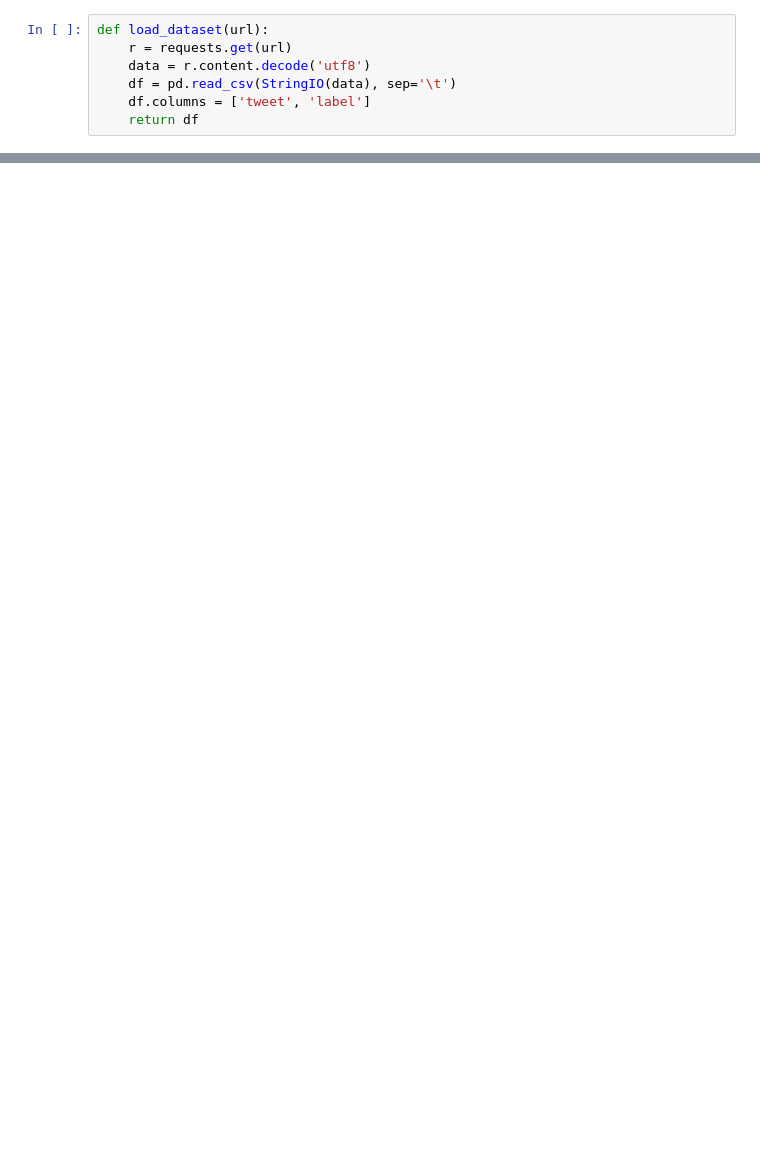
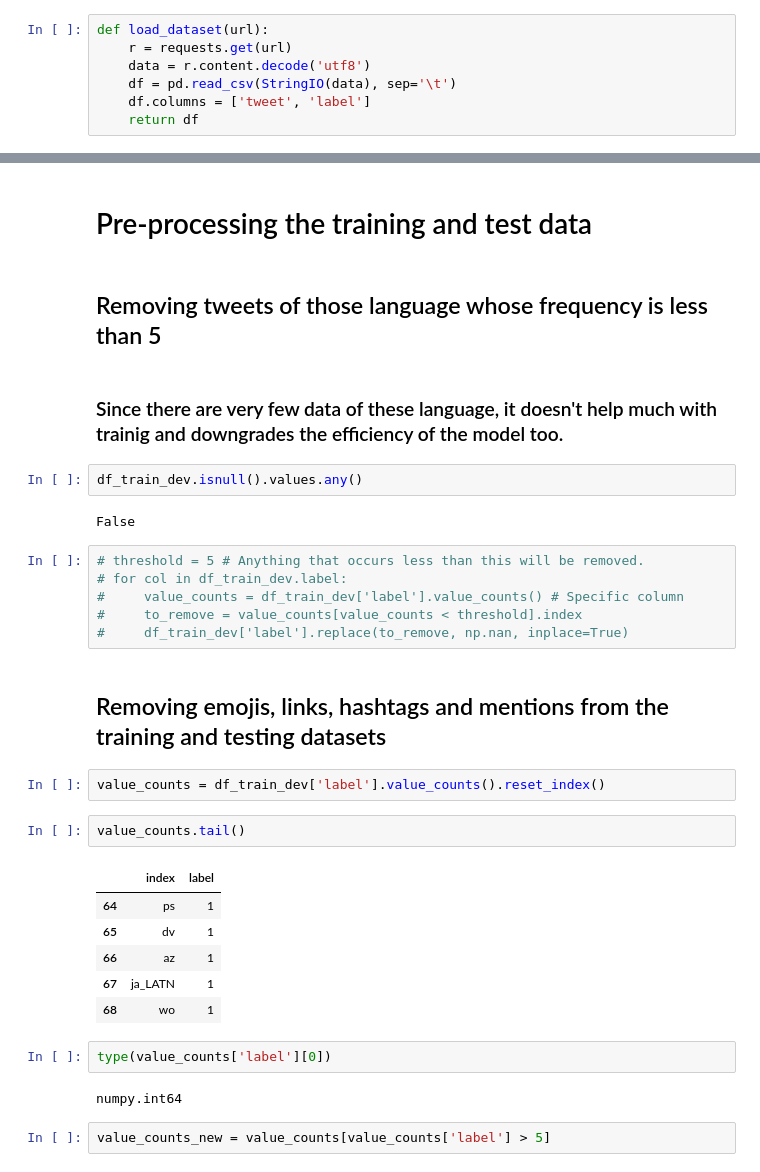
Before and after one commit to jan-kreischer/UZH_ML4NLP, a Jupyter notebook: Project-01/ex01_mlp_jan.ipynb, the cells around one changed output, grey strips where cells are left out. Cells and saved outputs as stored; diff of their text form; blank space fills up the shorter version.

```diff
--- a/Project-01/ex01_mlp_jan.ipynb
+++ b/Project-01/ex01_mlp_jan.ipynb
@@ -478,0 +96,35 @@ NameError: ignored
+# %% [markdown]
+# Pre-processing the training and test data
+# %% [markdown]
+## Removing tweets of those language whose frequency is less than 5
+# %% [markdown]
+### Since there are very few data of these language, it doesn't help much with trainig and downgrades the efficiency of the model too.
+# %%
+df_train_dev.isnull().values.any()
+# %% [output]
+False
+# %%
+# threshold = 5 # Anything that occurs less than this will be removed.
+# for col in df_train_dev.label:
+#     value_counts = df_train_dev['label'].value_counts() # Specific column
+#     to_remove = value_counts[value_counts < threshold].index
+#     df_train_dev['label'].replace(to_remove, np.nan, inplace=True)
+# %% [markdown]
+## Removing emojis, links, hashtags and mentions from the training and testing datasets
+# %%
+value_counts = df_train_dev['label'].value_counts().reset_index()
+# %%
+value_counts.tail()
+# %% [output]
+|  | index | label |
+| 64 | ps | 1 |
+| 65 | dv | 1 |
+| 66 | az | 1 |
+| 67 | ja_LATN | 1 |
+| 68 | wo | 1 |
+# %%
+type(value_counts['label'][0])
+# %% [output]
+numpy.int64
+# %%
+value_counts_new = value_counts[value_counts['label'] > 5]
```
Also changed, not shown: parts of 87 cells of this notebook.
